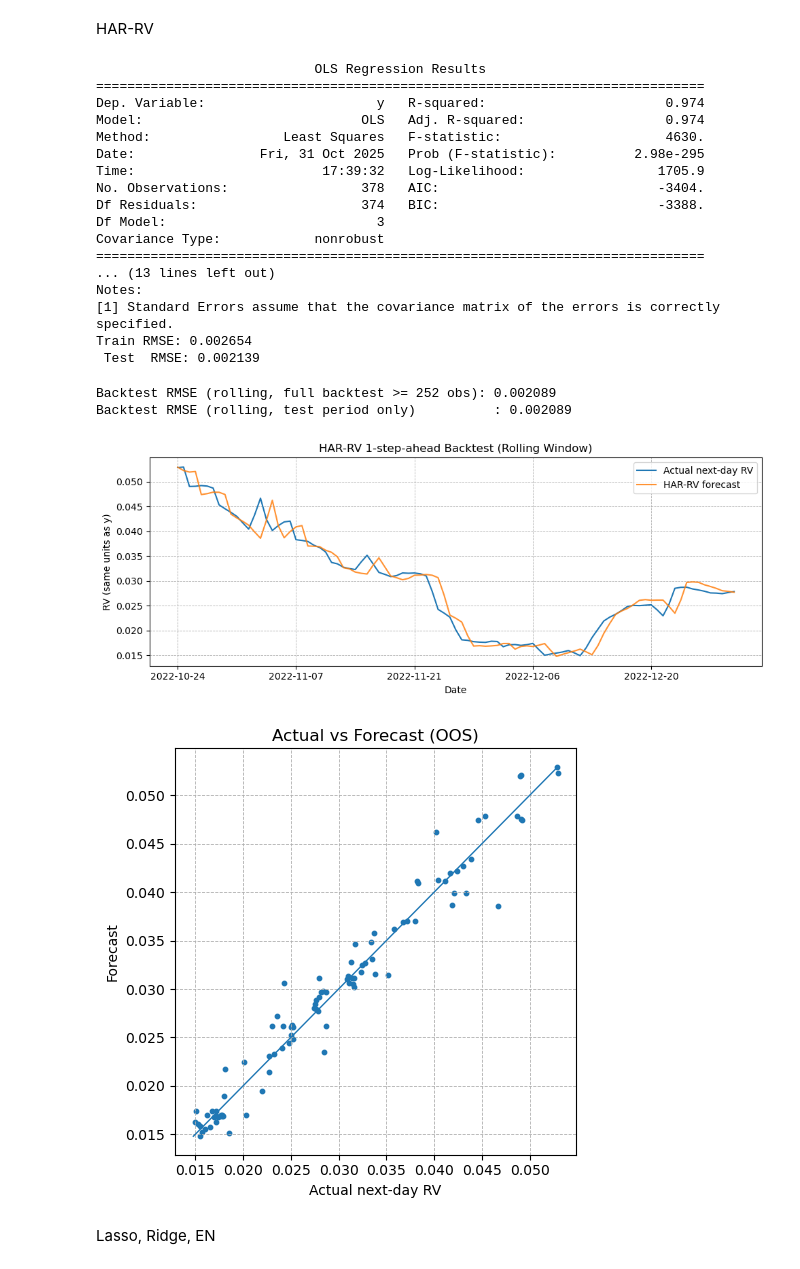
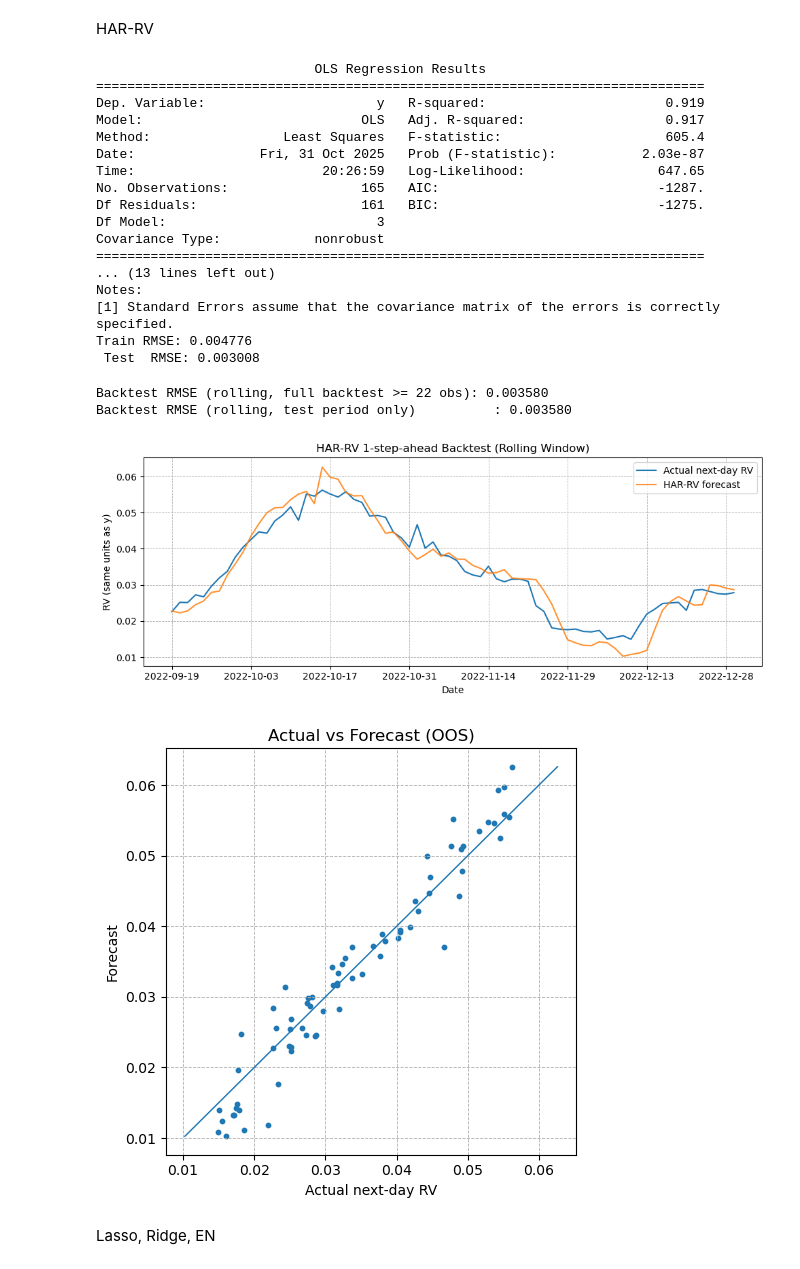
Before and after one commit to aakash-ramesh/advanced-vol-forecasting, a Jupyter notebook: code/model_comp.ipynb, the cells around one changed output. Cells and saved outputs as stored; diff of their text form; code cells hidden in the pictures.

Commit message:
Debugging Model Comparison Notebook

```diff
--- a/code/model_comp.ipynb
+++ b/code/model_comp.ipynb
@@ -8,7 +8,9 @@ HAR-RV
 import numpy as np
 import pandas as pd
 import statsmodels.api as sm
-parent_dir = "/Users/aramesh/Documents/GitHub/advanced-vol-forecasting"
+import os
+
+parent_dir = os.path.dirname(os.getcwd())
 feat = pd.read_csv(parent_dir+"/data/master/iv_features_spx_2022.csv")  # load your features here
 
 # 1) Build HAR regressors from RV
@@ -35,7 +37,7 @@ data = pd.concat([y.rename("y"), X], axis=1).dropna()
 y_clean = data["y"]
 X_clean = data.drop(columns=["y"])
 
-split = int(len(data) * 0.8)
+split = int(len(data) * 0.7)
 X_train, X_test = X_clean.iloc[:split], X_clean.iloc[split:]
 y_train, y_test = y_clean.iloc[:split], y_clean.iloc[split:]
 
@@ -56,27 +58,27 @@ print(f" Test  RMSE: {rmse_test:.6f}")
 # %% [output]
                             OLS Regression Results
 ==============================================================================
-Dep. Variable:                      y   R-squared:                       0.974
-Model:                            OLS   Adj. R-squared:                  0.974
-Method:                 Least Squares   F-statistic:                     4630.
-Date:                Fri, 31 Oct 2025   Prob (F-statistic):          2.98e-295
-Time:                        17:39:32   Log-Likelihood:                 1705.9
-No. Observations:                 378   AIC:                            -3404.
-Df Residuals:                     374   BIC:                            -3388.
+Dep. Variable:                      y   R-squared:                       0.919
+Model:                            OLS   Adj. R-squared:                  0.917
+Method:                 Least Squares   F-statistic:                     605.4
+Date:                Fri, 31 Oct 2025   Prob (F-statistic):           2.03e-87
+Time:                        20:26:59   Log-Likelihood:                 647.65
+No. Observations:                 165   AIC:                            -1287.
+Df Residuals:                     161   BIC:                            -1275.
 Df Model:                           3
 Covariance Type:            nonrobust
 ==============================================================================
 ... (13 lines left out)
 Notes:
 [1] Standard Errors assume that the covariance matrix of the errors is correctly specified.
-Train RMSE: 0.002654
- Test  RMSE: 0.002139
+Train RMSE: 0.004776
+ Test  RMSE: 0.003008
 # %%
 # === HAR-RV walk-forward backtest (rolling window) ==========================
 import matplotlib.pyplot as plt
 
 # Rolling window length (e.g., ~1 year of trading days)
-window = 252
+window = 22
 start_idx = max(window, split)  # begin backtest at test period and after window is available
 
 dates_bt, y_bt, yhat_bt = [], [], []
@@ -107,37 +109,37 @@ print(f"Backtest RMSE (rolling, full backtest >= {window} obs): {rmse_bt_full:.6
 print(f"Backtest RMSE (rolling, test period only)          : {rmse_bt_test:.6f}")
 
 # --- PLOTS ---
 # 1) Time series: actual vs forecast (out-of-sample)
 fig, ax = plt.subplots(figsize=(10, 4))
 bt_df["y"].plot(ax=ax, label="Actual next-day RV")
 bt_df["y_hat"].plot(ax=ax, label="HAR-RV forecast", alpha=0.85)
 ax.set_title("HAR-RV 1-step-ahead Backtest (Rolling Window)")
 ax.set_xlabel("Date")
 ax.set_ylabel("RV (same units as y)")
 ax.grid(True, linestyle="--", linewidth=0.6)
 ax.legend(loc="best")
 fig.tight_layout()
 # fig.savefig("har_rv_backtest_timeseries.png", dpi=180, bbox_inches="tight")
 
 # 2) Scatter: actual vs forecast with 45° line
 plt.figure(figsize=(5, 5))
 plt.scatter(bt_df["y"], bt_df["y_hat"], s=10)
 mn = min(bt_df["y"].min(), bt_df["y_hat"].min())
 mx = max(bt_df["y"].max(), bt_df["y_hat"].max())
 plt.plot([mn, mx], [mn, mx], linewidth=1)
 plt.title("Actual vs Forecast (OOS)")
 plt.xlabel("Actual next-day RV")
 plt.ylabel("Forecast")
 plt.grid(True, linestyle="--", linewidth=0.6)
 plt.tight_layout()
 # plt.savefig("har_rv_backtest_scatter.png", dpi=180, bbox_inches="tight")
 
 plt.show()
 # %% [output]
-Backtest RMSE (rolling, full backtest >= 252 obs): 0.002089
-Backtest RMSE (rolling, test period only)          : 0.002089
+Backtest RMSE (rolling, full backtest >= 22 obs): 0.003580
+Backtest RMSE (rolling, test period only)          : 0.003580
-[figure, old version]
+[figure, new version]
-[figure, old version]
+[figure, new version]
 # %% [markdown]
 Lasso, Ridge, EN
 # %%
```
Also changed, not shown: parts of 2 cells of this notebook, 2 other files.
